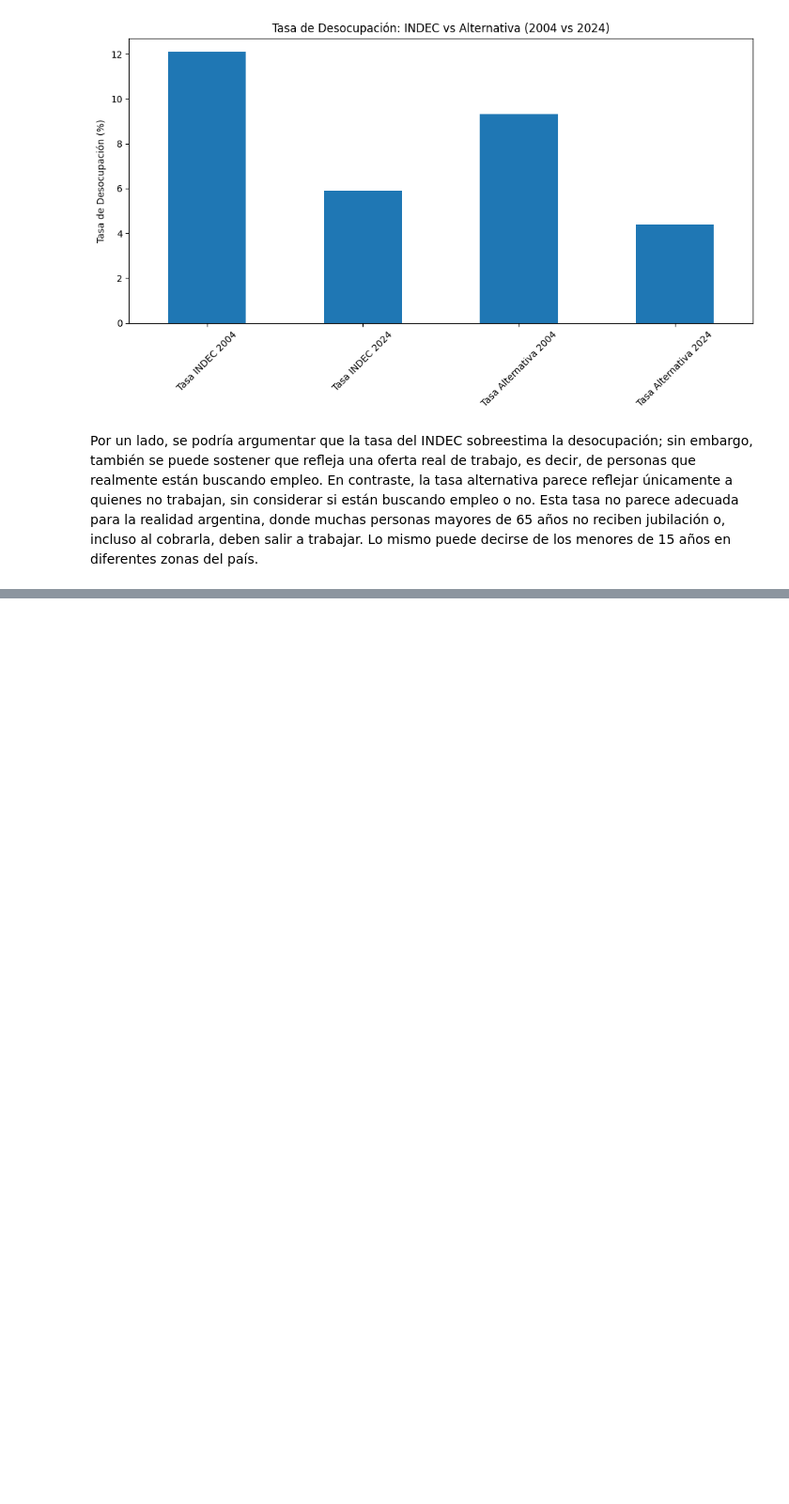
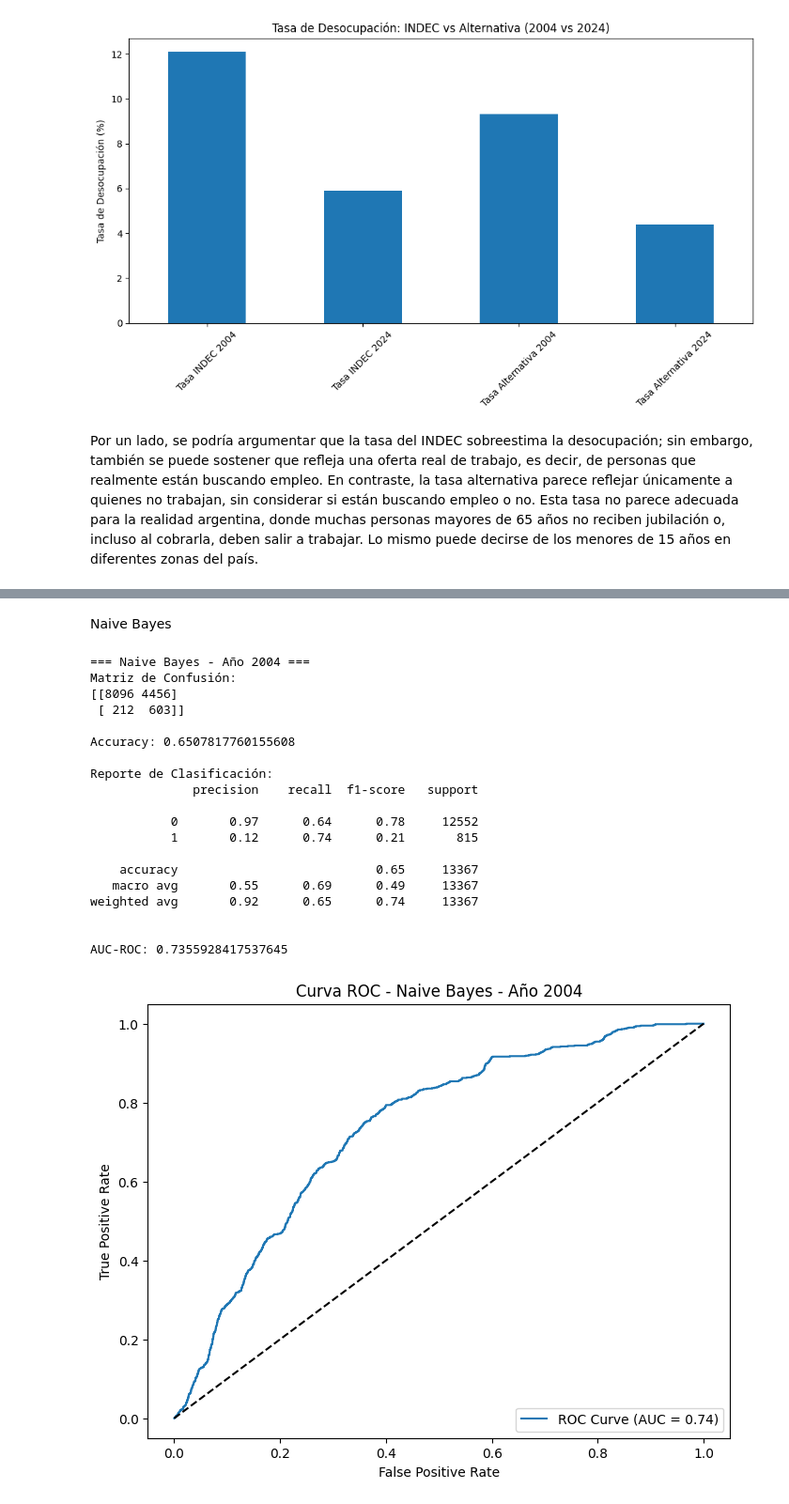
Before and after one commit to JorgeJimenezT/Big-Data-UBA---Jimenez-Menendez-Nunez, a Jupyter notebook: TP3/Tp3.ipynb, the cells around one changed output, grey strips where cells are left out. Shown at 94% size. Saved outputs shown, nothing was run; the diff lists cells and outputs as text; code cells hidden in the pictures; blank space fills up the shorter version.

```diff
--- a/TP3/Tp3.ipynb
+++ b/TP3/Tp3.ipynb
@@ -720,0 +1174,71 @@ En contraste, la tasa alternativa parece reflejar únicamente a quienes no traba
+# %% [markdown]
+Naive Bayes
+# %%
+# Importar bibliotecas necesarias
+from sklearn.naive_bayes import GaussianNB
+from sklearn.metrics import confusion_matrix, roc_curve, auc, accuracy_score, classification_report
+import matplotlib.pyplot as plt
+
+# Función para entrenar y evaluar el modelo Naive Bayes
+def evaluate_naive_bayes(X_train, y_train, X_test, y_test, year):
+    model = GaussianNB()
+    model.fit(X_train, y_train)
+
+    # Predicciones
+    y_pred = model.predict(X_test)
+    y_prob = model.predict_proba(X_test)[:, 1] if hasattr(model, "predict_proba") else None
+
+    # Métricas
+    cm = confusion_matrix(y_test, y_pred)
+    acc = accuracy_score(y_test, y_pred)
+    if y_prob is not None:
+        fpr, tpr, _ = roc_curve(y_test, y_prob)
+        roc_auc = auc(fpr, tpr)
+    else:
+        roc_auc = None
+
+    # Reporte
+    print(f"\n=== Naive Bayes - Año {year} ===")
+    print("Matriz de Confusión:")
+    print(cm)
+    print("\nAccuracy:", acc)
+    print("\nReporte de Clasificación:")
+    print(classification_report(y_test, y_pred))
+    if roc_auc is not None:
+        print("\nAUC-ROC:", roc_auc)
+
+    # Gráfica de Curva ROC
+    if roc_auc is not None:
+        plt.figure(figsize=(8, 6))
+        plt.plot(fpr, tpr, label=f'ROC Curve (AUC = {roc_auc:.2f})')
+        plt.plot([0, 1], [0, 1], 'k--')
+        plt.xlabel('False Positive Rate')
+        plt.ylabel('True Positive Rate')
+        plt.title(f'Curva ROC - Naive Bayes - Año {year}')
+        plt.legend(loc='lower right')
+        plt.show()
+
+# Evaluar para 2004 y 2024
+evaluate_naive_bayes(X_train_2004, y_train_2004, X_test_2004, y_test_2004, year=2004)
+evaluate_naive_bayes(X_train_2024, y_train_2024, X_test_2024, y_test_2024, year=2024)
+# %% [output]
+=== Naive Bayes - Año 2004 ===
+Matriz de Confusión:
+[[8096 4456]
+ [ 212  603]]
+
+Accuracy: 0.6507817760155608
+
+Reporte de Clasificación:
+              precision    recall  f1-score   support
+
+           0       0.97      0.64      0.78     12552
+           1       0.12      0.74      0.21       815
+
+    accuracy                           0.65     13367
+   macro avg       0.55      0.69      0.49     13367
+weighted avg       0.92      0.65      0.74     13367
+
+
+AUC-ROC: 0.7355928417537645
+[figure, added]
```
Also changed, not shown: parts of 23 cells of this notebook.
